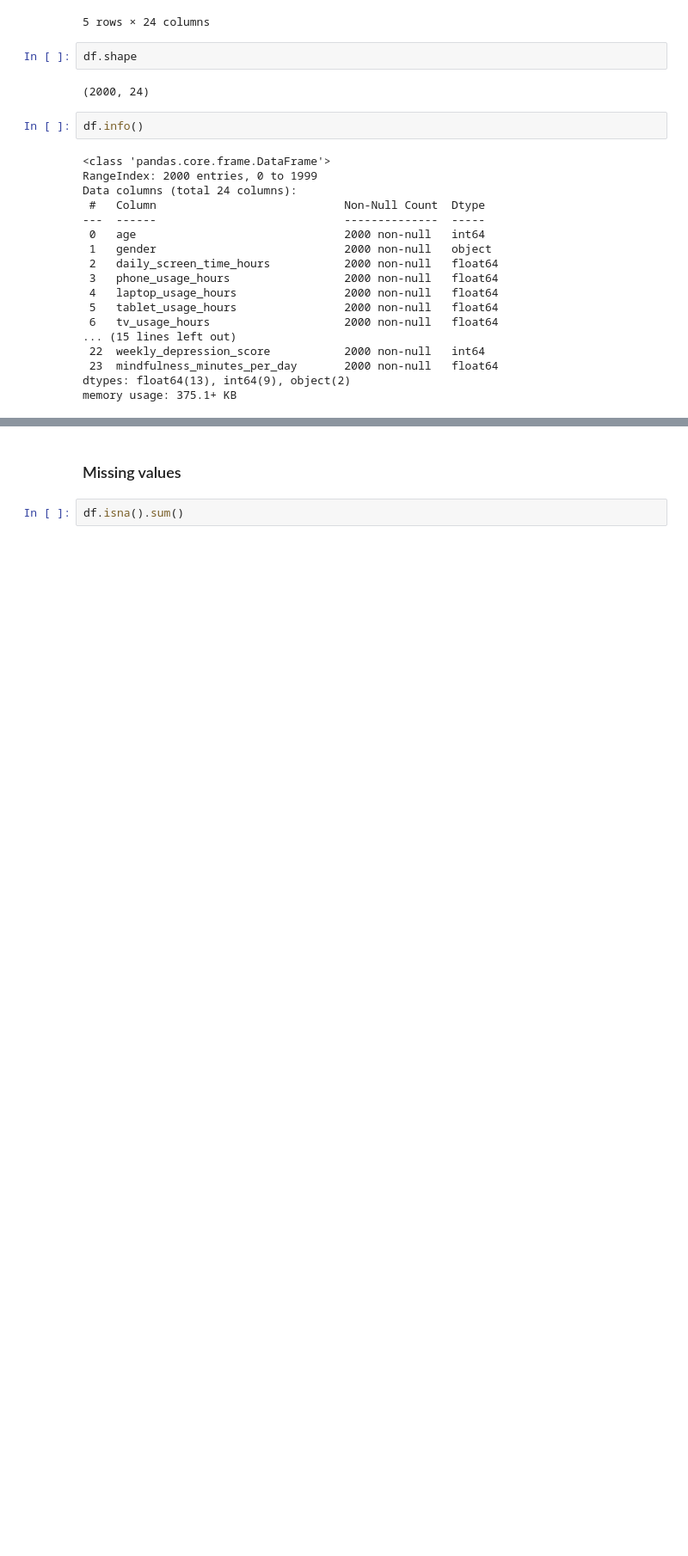
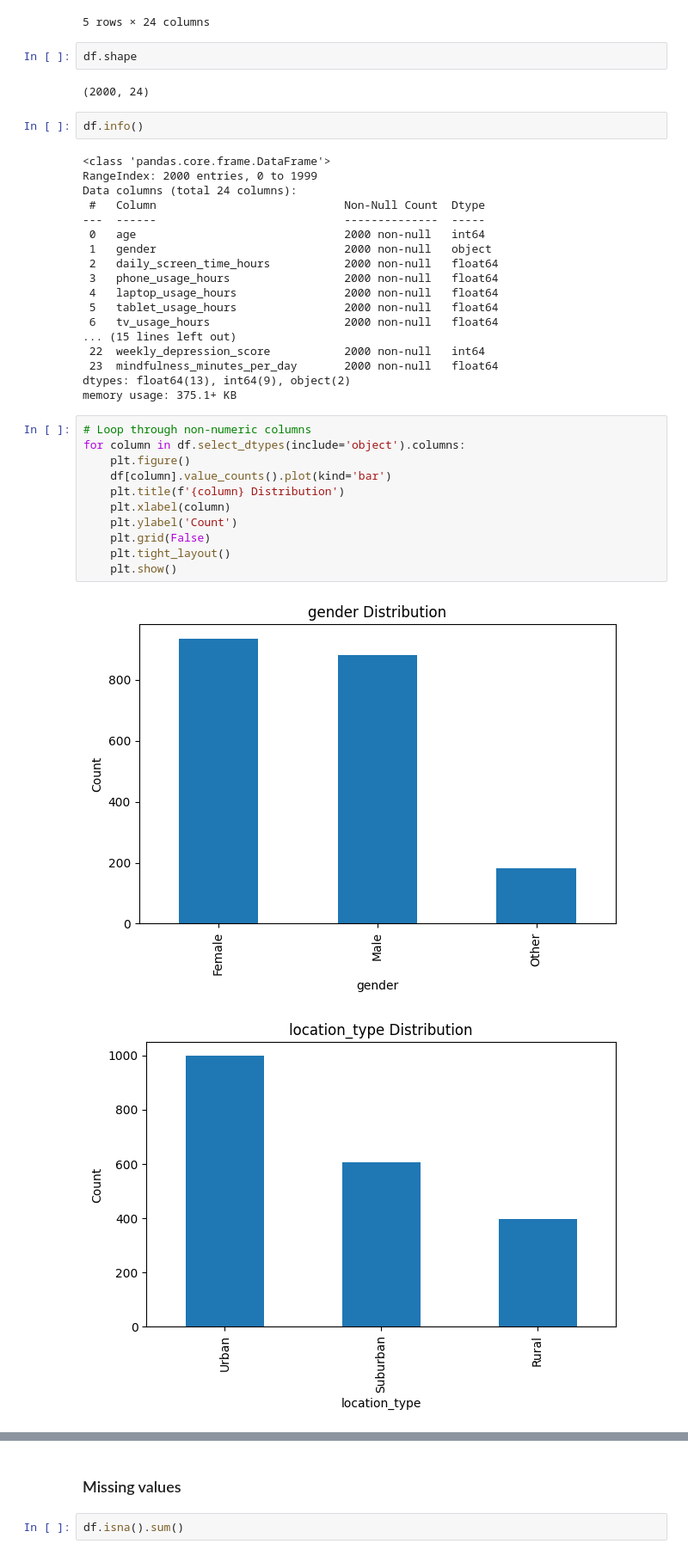
Before and after one commit to qmer05/bi-techlife-exam-project, a Jupyter notebook: notebooks/01_data_cleaning.ipynb, the cells around one changed output, grey strips where cells are left out. Shown at 86% size. Drawn from its saved outputs; the diff is of its cells as text; blank space fills up the shorter version.

```diff
--- a/notebooks/01_data_cleaning.ipynb
+++ b/notebooks/01_data_cleaning.ipynb
@@ -44,3 +47,17 @@ Data columns (total 24 columns):
  23  mindfulness_minutes_per_day       2000 non-null   float64
 dtypes: float64(13), int64(9), object(2)
 memory usage: 375.1+ KB
+# %%
+# Loop through non-numeric columns
+for column in df.select_dtypes(include='object').columns:
+    plt.figure()
+    df[column].value_counts().plot(kind='bar')
+    plt.title(f'{column} Distribution')
+    plt.xlabel(column)
+    plt.ylabel('Count')
+    plt.grid(False)
+    plt.tight_layout()
+    plt.show()
+# %% [output]
+[figure, added]
+[figure, added]
```
Also changed, not shown: parts of 10 cells of this notebook, 1 other file.
